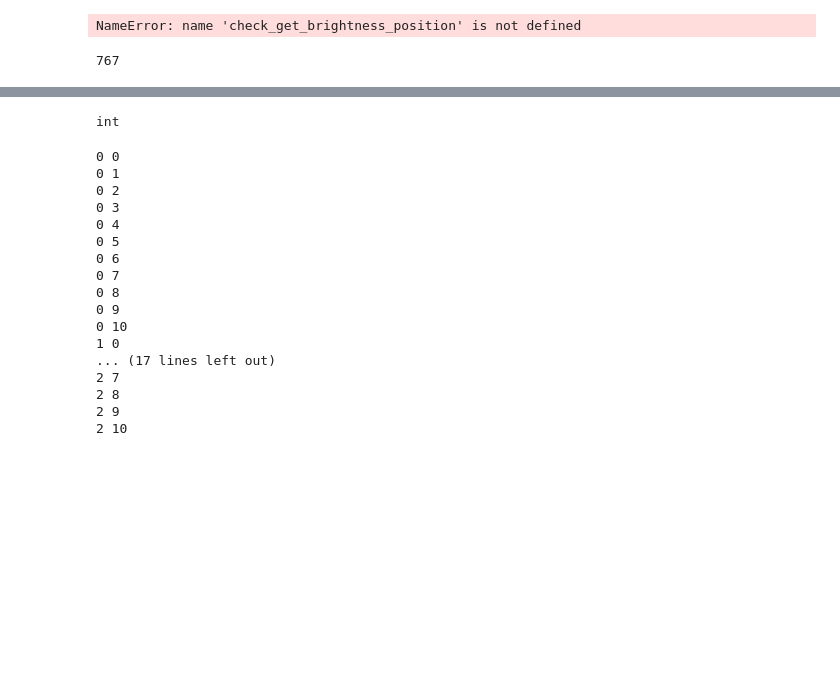
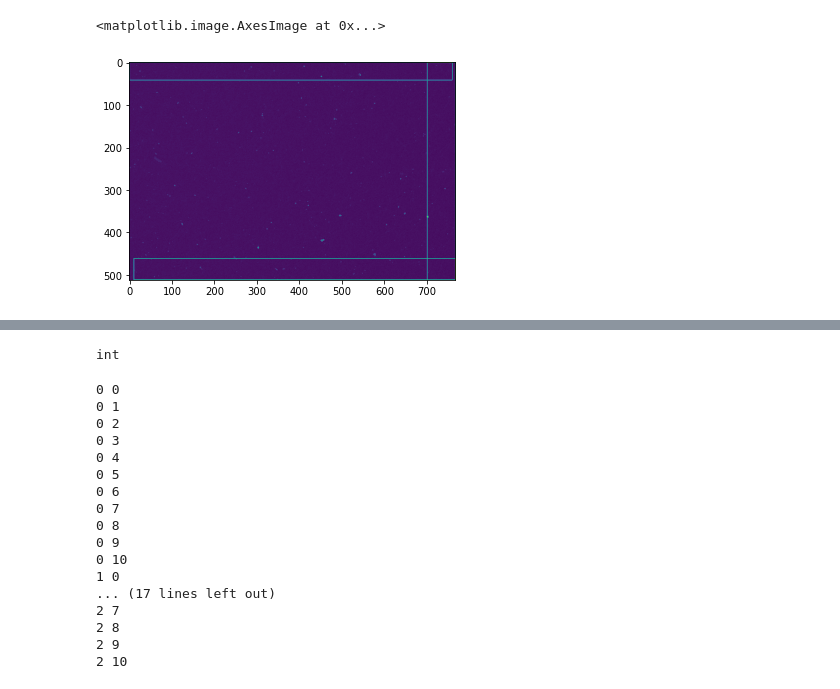
Before and after one commit to IExistSometimes/TIFF-An-y, a Jupyter notebook: Stitcher.ipynb, the cells around one changed output, grey strips where cells are left out. Cells and saved outputs as stored; diff of their text form; code cells hidden in the pictures; blank space fills up the shorter version.

```diff
--- a/Stitcher.ipynb
+++ b/Stitcher.ipynb
@@ -61,9 +91,6 @@ NameError: name 'ims_brightened' is not defined
-# %%
-check_get_brightness_position(get_tile_point(1), get_tile_point(0))
-# %% [output]
-NameError: name 'check_get_brightness_position' is not defined
 # %%
-733+33+1
+plt.imshow(ims_brightened[11])
 # %% [output]
-767
+<matplotlib.image.AxesImage at 0x...>
+[figure, added]
 # %%
```
Also changed, not shown: parts of 30 cells of this notebook, 2 other files.
